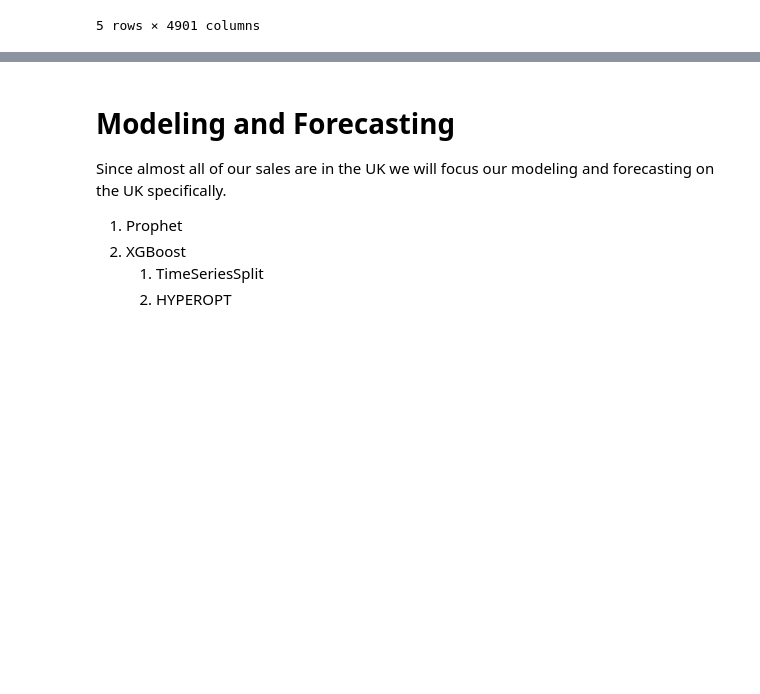
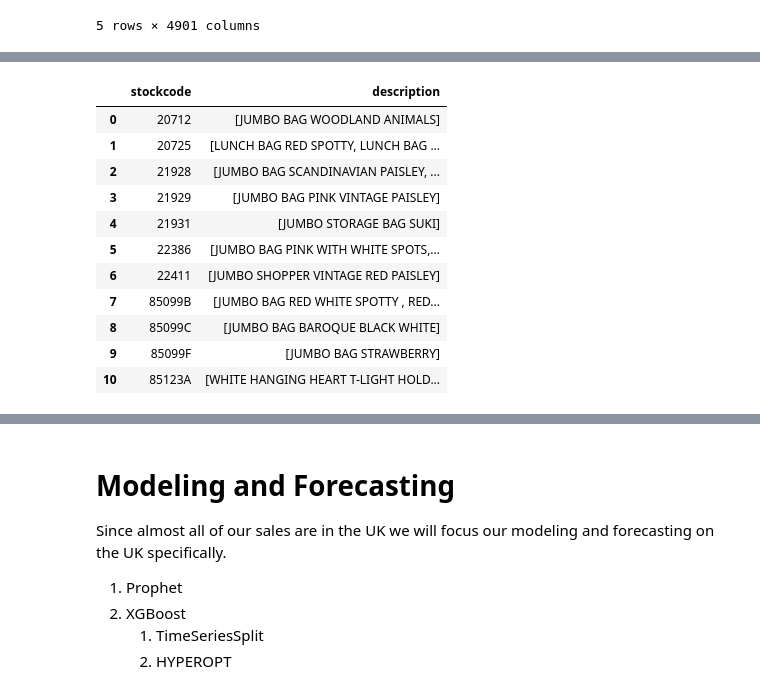
Before and after one commit to zadealfalah/salesSample, a Jupyter notebook: onlineRetail/retail.ipynb, the cells around one changed output, grey strips where cells are left out. Saved outputs shown, nothing was run; the diff lists cells and outputs as text; code cells hidden in the pictures; blank space fills up the shorter version.

```diff
--- a/onlineRetail/retail.ipynb
+++ b/onlineRetail/retail.ipynb
@@ -495,0 +528,26 @@ apriori(ser, min_support=0.01)
+# %%
+# Get every unique item from our smallItem query in 9.2 above.
+setlist = [(x,y) for x, y in smallItems[smallItems['itemsets'] > {'85099B'}].sort_values(by='support', ascending=False)[:10].itemsets]
+bucket = []
+for s in setlist:
+    for e in s:
+        if e in bucket:
+            continue
+        else:
+            bucket.append(e)
+# %%
+# For every item above, get every description that that stockcode has had (note some have had 2 descriptions of the same item)
+df[df.stockcode.isin(bucket)][['stockcode', 'description']].groupby('stockcode').description.unique().reset_index()
+# %% [output]
+|  | stockcode | description |
+| 0 | 20712 | [JUMBO BAG WOODLAND ANIMALS] |
+| 1 | 20725 | [LUNCH BAG RED SPOTTY, LUNCH BAG ... |
+| 2 | 21928 | [JUMBO BAG SCANDINAVIAN PAISLEY, ... |
+| 3 | 21929 | [JUMBO BAG PINK VINTAGE PAISLEY] |
+| 4 | 21931 | [JUMBO STORAGE BAG SUKI] |
+| 5 | 22386 | [JUMBO BAG PINK WITH WHITE SPOTS,... |
+| 6 | 22411 | [JUMBO SHOPPER VINTAGE RED PAISLEY] |
+| 7 | 85099B | [JUMBO BAG RED WHITE SPOTTY , RED... |
+| 8 | 85099C | [JUMBO BAG BAROQUE BLACK WHITE] |
+| 9 | 85099F | [JUMBO BAG STRAWBERRY] |
+| 10 | 85123A | [WHITE HANGING HEART T-LIGHT HOLD... |
```
Also changed, not shown: parts of 25 cells of this notebook, 3 other files.
